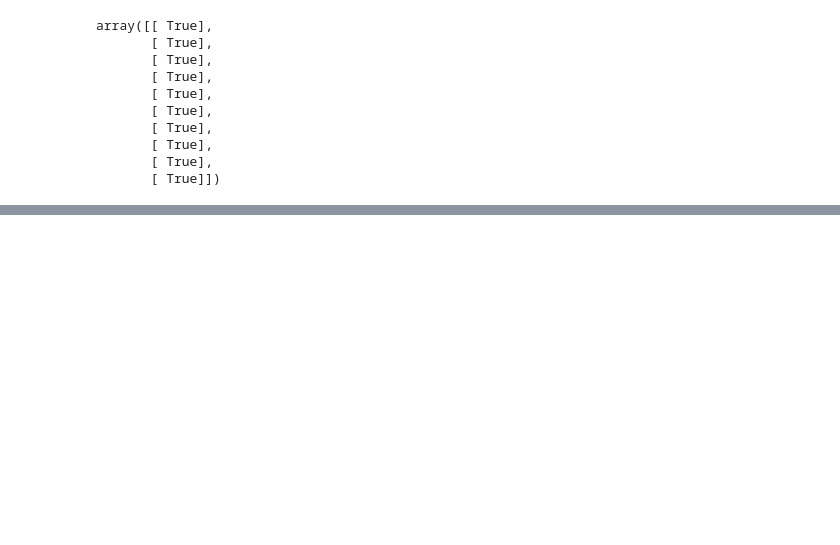
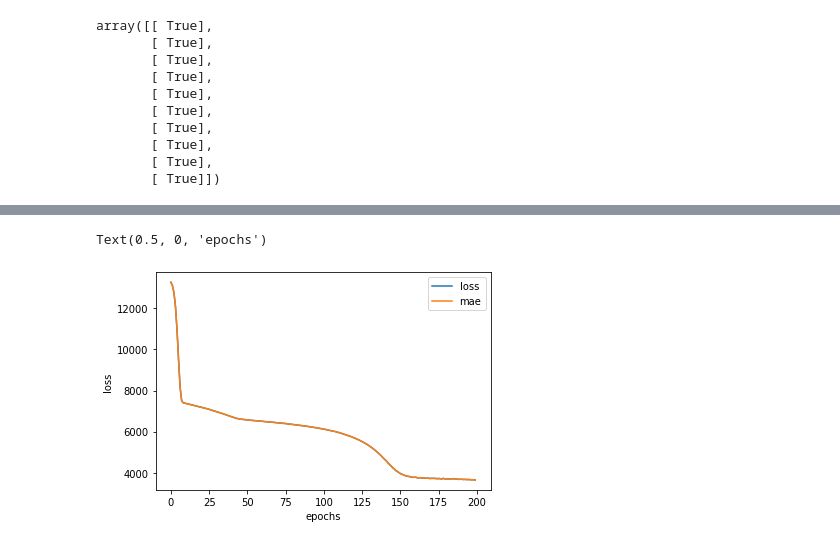
Before and after one commit to spadao/tensorflow-deep-learning, a Jupyter notebook: 01_neural_network_regression_in_tensorflow_edit.ipynb, the cells around one changed output, grey strips where cells are left out. Drawn from its saved outputs; the diff is of its cells as text; code cells hidden in the pictures; blank space fills up the shorter version.

```diff
--- a/01_neural_network_regression_in_tensorflow_edit.ipynb
+++ b/01_neural_network_regression_in_tensorflow_edit.ipynb
@@ -792,0 +816,4 @@ array([[ True],
+# %%
+# One-hot encoding our dataframe
+insurance_one_hot = pd.get_dummies(insurance,drop_first=True)
+insurance_one_hot
@@ -792,0 +856,6 @@ array([[ True],
+# %%
+# Creating training and test sets
+from sklearn.model_selection import train_test_split
+
+X_train, X_test, y_train,y_test = train_test_split(X,y,train_size=0.8,random_state=42)
+len(X),len(X_train),len(X_test)
@@ -792,0 +908,14 @@ array([[ True],
+# %%
+# Build a neural network
+tf.random.set_seed(42)
+
+insurance_model_2 = tf.keras.Sequential([
+    tf.keras.layers.Dense(100),
+    tf.keras.layers.Dense(10),
+    tf.keras.layers.Dense(1)])
+
+insurance_model_2.compile(loss = tf.keras.losses.mae,
+                        optimizer = tf.keras.optimizers.Adam(),
+                        metrics=['mae'])
+
+insurance_model_2.fit(X_train,y_train,epochs = 100)
@@ -792,0 +948,14 @@ array([[ True],
+# %%
+# Build a neural network
+tf.random.set_seed(42)
+
+insurance_model_3 = tf.keras.Sequential([
+    tf.keras.layers.Dense(100),
+    tf.keras.layers.Dense(10),
+    tf.keras.layers.Dense(1)])
+
+insurance_model_3.compile(loss = tf.keras.losses.mae,
+                        optimizer = tf.keras.optimizers.Adam(),
+                        metrics=['mae'])
+
+history = insurance_model_3.fit(X_train,y_train,epochs = 200)
@@ -792,0 +987,9 @@ array([[ True],
+# %%
+# Plot history, also known as loss or training curve
+
+pd.DataFrame(history.history).plot()
+plt.ylabel('loss')
+plt.xlabel('epochs')
+# %% [output]
+Text(0.5, 0, 'epochs')
+[figure, added]
```
Also changed, not shown: parts of 39 cells of this notebook, 6 other files.
